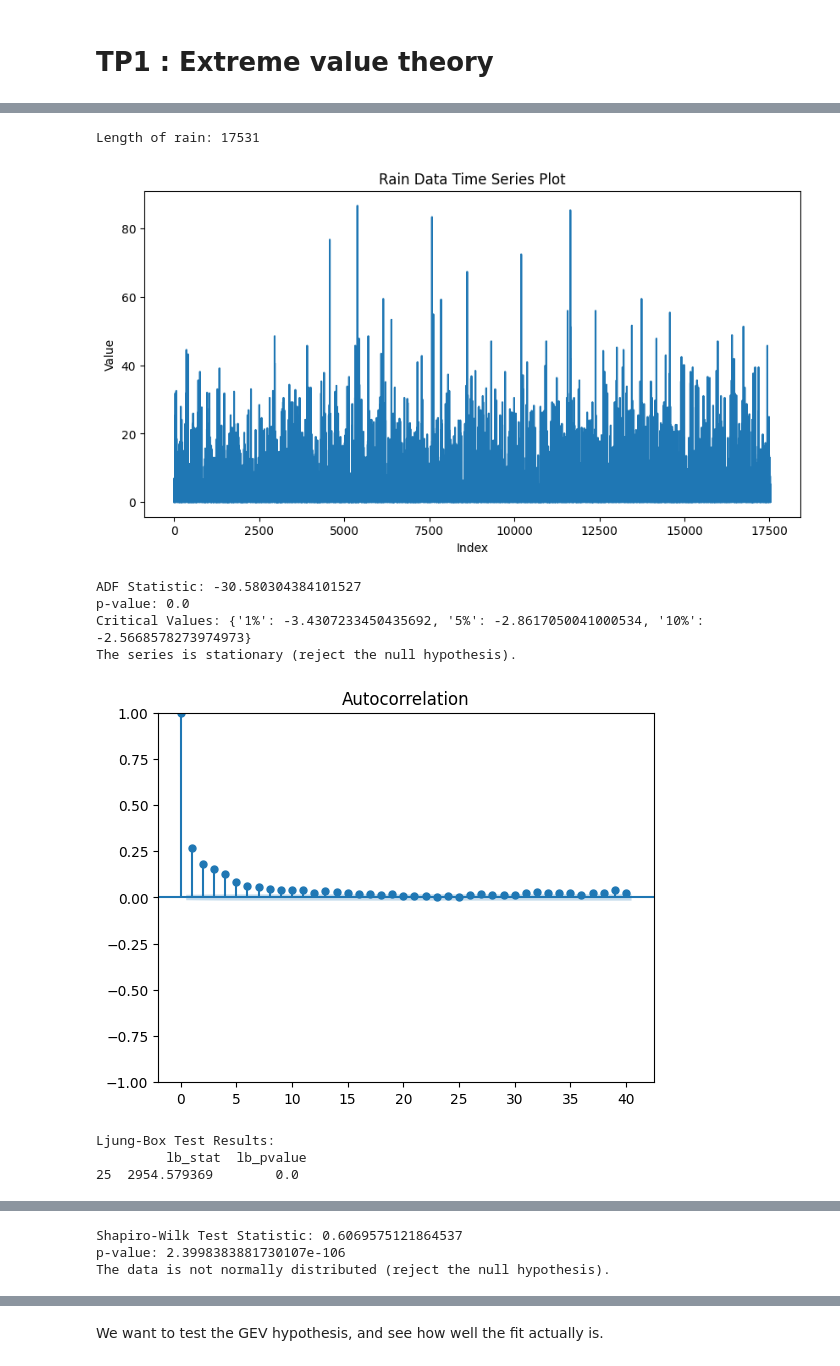
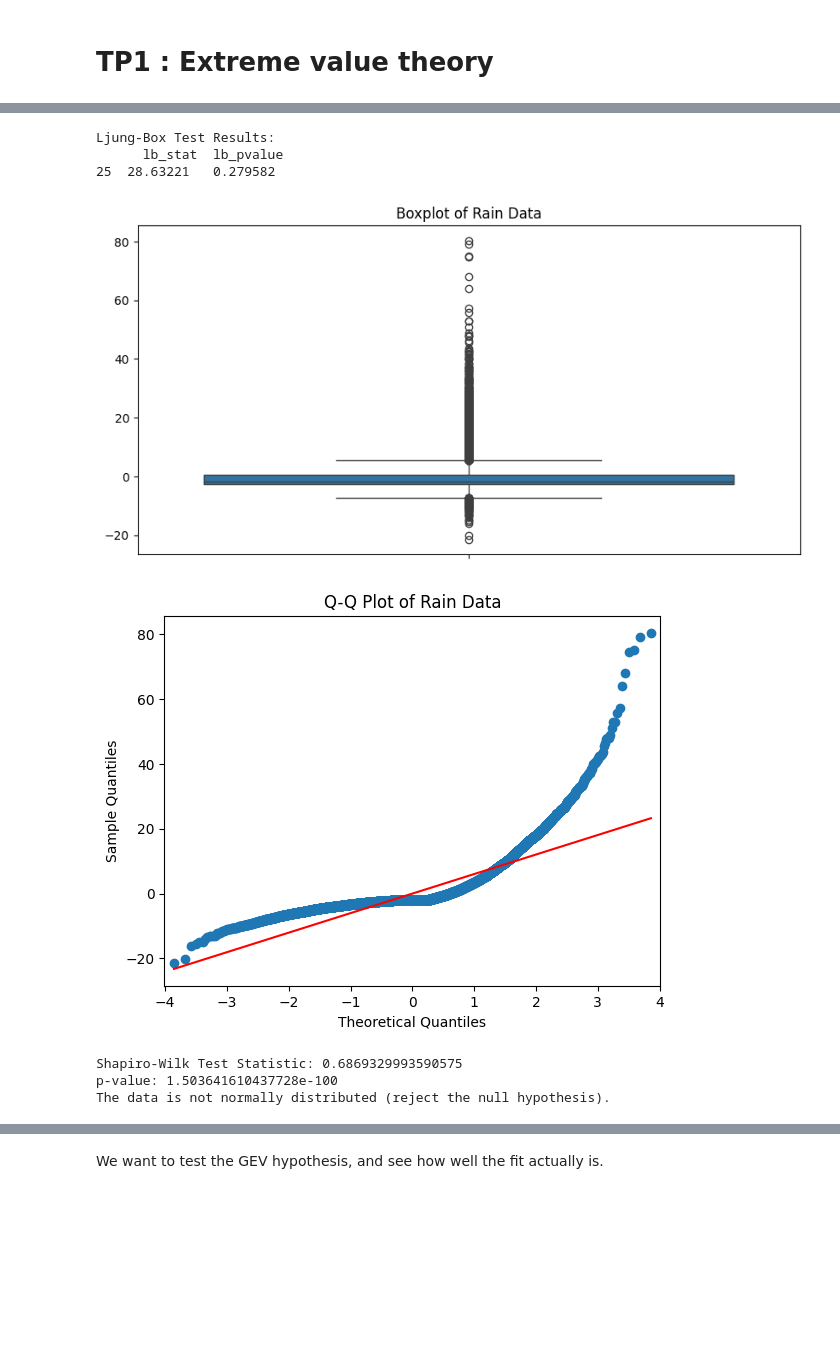
Before and after one commit to kerrianlc/EVT, a Jupyter notebook: tp1/homework2.ipynb, the cells around one changed output, grey strips where cells are left out. Saved outputs shown, nothing was run; the diff lists cells and outputs as text; code cells hidden in the pictures; blank space fills up the shorter version.

Commit message:
fix correlated data

```diff
--- a/tp1/homework2.ipynb
+++ b/tp1/homework2.ipynb
@@ -36,0 +56,7 @@ df_rain
+# %%
+from statsmodels.tsa.arima.model import ARIMA
+
+model = ARIMA(df_rain, order=(5, 0, 0))
+model_fit = model.fit()
+sm.graphics.tsa.plot_acf(model_fit.resid, lags=40)
+plt.show()
@@ -37,67 +65,37 @@ df_rain
 # %%
-print("Length of rain:", len(df_rain))
-
-# Time series plot
-plt.figure(figsize=(10, 5))
-plt.plot(df_rain)
-plt.title('Rain Data Time Series Plot')
-plt.xlabel('Index')
-plt.ylabel('Value')
-plt.show()
-
-# ADF test
-adf_test = ts.adfuller(df_rain)
-print("ADF Statistic:", adf_test[0])
-print("p-value:", adf_test[1])
-print("Critical Values:", adf_test[4])
-
-# Low p-value means unit-root hypothesis rejected, series is stationary
-if adf_test[1] < 0.05:
-    print("The series is stationary (reject the null hypothesis).")
-else:
-    print("The series is not stationary (fail to reject the null hypothesis).")
-
-
-# 4. ACF Plot (Autocorrelation Function)
-sm.graphics.tsa.plot_acf(df_rain, lags=40)
-plt.show()
-
-
 # 6. Ljung-Box test for stationarity
-ljung_box_test = sm.stats.acorr_ljungbox(df_rain, lags=[25], return_df=True)
+ljung_box_test = sm.stats.acorr_ljungbox(model_fit.resid, lags=[25], return_df=True)
 print("Ljung-Box Test Results:\n", ljung_box_test)
 
 # 7. Check if the data is Gaussian
 
-# Boxplot of 'danish'
+# Boxplot
 plt.figure(figsize=(10, 5))
-sns.boxplot(df_rain)
+sns.boxplot(model_fit.resid)
 plt.title("Boxplot of Rain Data")
 plt.show()
 
 # Q-Q Plot
-sm.qqplot(df_rain.sort_values(by='x'), line='s')
+sm.qqplot(model_fit.resid.sort_values(), line="s")
 plt.title("Q-Q Plot of Rain Data")
 plt.show()
 
 # Shapiro-Wilk test for normality
-shapiro_test = stats.shapiro(df_rain)
+shapiro_test = stats.shapiro(model_fit.resid)
 print("Shapiro-Wilk Test Statistic:", shapiro_test[0])
 print("p-value:", shapiro_test[1])
 
 # Interpretation of Shapiro-Wilk test
 if shapiro_test[1] < 0.05:
     print("The data is not normally distributed (reject the null hypothesis).")
 else:
     print("The data is normally distributed (fail to reject the null hypothesis).")
 # %% [output]
-Length of rain: 17531
+Ljung-Box Test Results:
+      lb_stat  lb_pvalue
+25  28.63221   0.279582
-[figure, old version]
+[figure, new version]
+[figure, new version]
-ADF Statistic: -30.580304384101527
-p-value: 0.0
-Critical Values: {'1%': -3.4307233450435692, '5%': -2.8617050041000534, '10%': -2.5668578273974973}
-The series is stationary (reject the null hypothesis).
+Shapiro-Wilk Test Statistic: 0.6869329993590575
+p-value: 1.503641610437728e-100
+The data is not normally distributed (reject the null hypothesis).
-[figure, old version]
-Ljung-Box Test Results:
-         lb_stat  lb_pvalue
-25  2954.579369        0.0
@@ -106,3 +101,0 @@ Ljung-Box Test Results:
-Shapiro-Wilk Test Statistic: 0.6069575121864537
-p-value: 2.3998383881730107e-106
-The data is not normally distributed (reject the null hypothesis).
```
Also changed, not shown: parts of 19 cells of this notebook.
